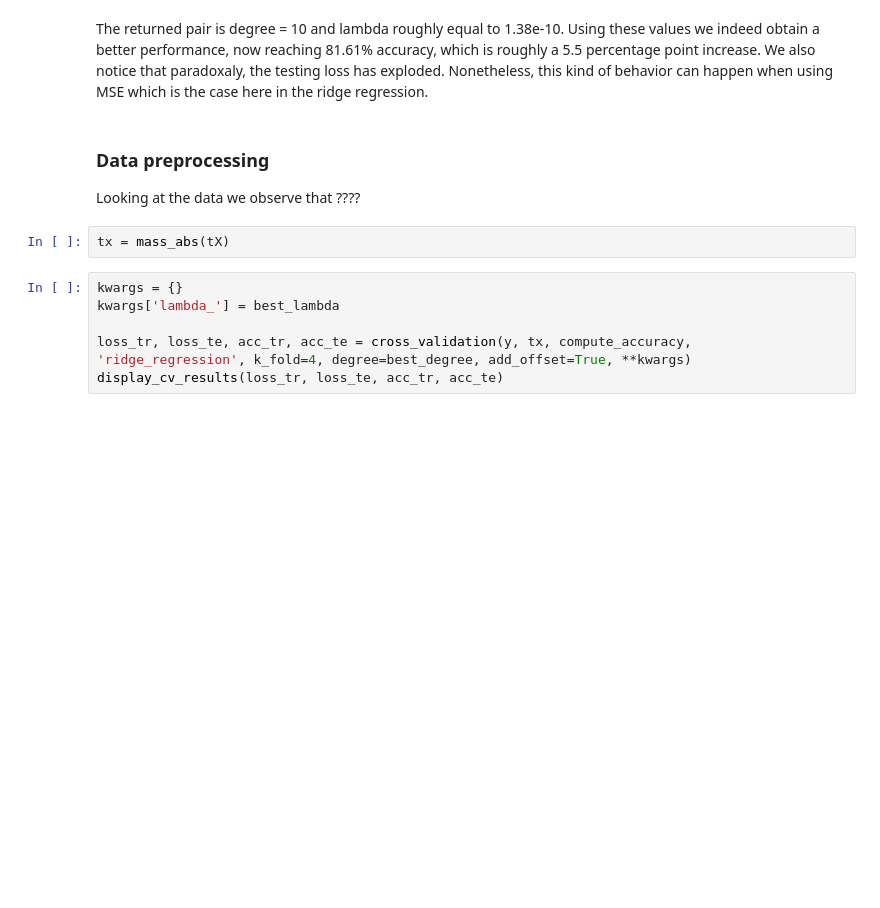
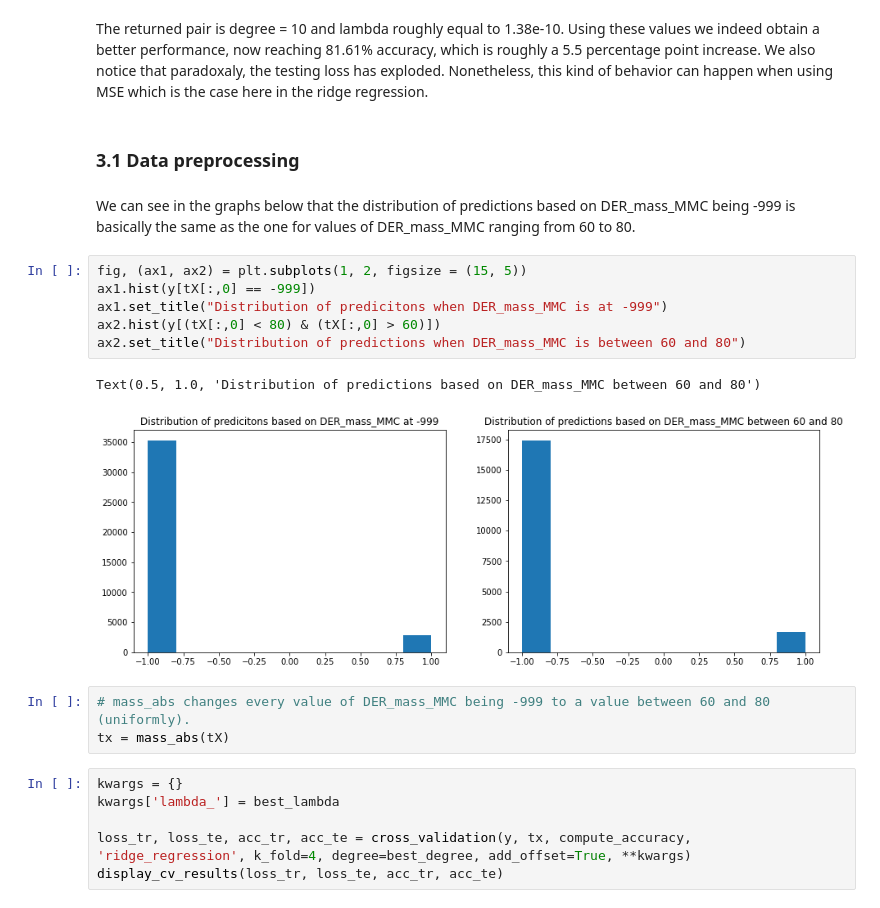
Before and after one commit to Noyt/ML2020_PR1, a Jupyter notebook: project1.ipynb, the cells around one changed output. Saved outputs shown, nothing was run; the diff lists cells and outputs as text; blank space fills up the shorter version.

Commit message:
Data preprocessing

```diff
--- a/project1.ipynb
+++ b/project1.ipynb
@@ -197,12 +197,22 @@ Mean testing accuracy: 0.816104
 # %% [markdown]
 The returned pair is degree = 10 and lambda roughly equal to 1.38e-10. Using these values we indeed obtain a better performance, now reaching 81.61% accuracy, which is roughly a 5.5 percentage point increase.
 We also notice that paradoxaly, the testing loss has exploded. Nonetheless, this kind of behavior can happen when using MSE which is the case here in the ridge regression.
-# %% [markdown]
-### Data preprocessing
-
-Looking at the data we observe that ????
-# %%
-tx = mass_abs(tX)
+# %% [markdown]
+### 3.1 Data preprocessing
+# %% [markdown]
+We can see in the graphs below that the distribution of predictions based on DER_mass_MMC being -999 is basically the same as the one for values of DER_mass_MMC ranging from 60 to 80.
+# %%
+fig, (ax1, ax2) = plt.subplots(1, 2, figsize = (15, 5))
+ax1.hist(y[tX[:,0] == -999])
+ax1.set_title("Distribution of predicitons when DER_mass_MMC is at -999")
+ax2.hist(y[(tX[:,0] < 80) & (tX[:,0] > 60)])
+ax2.set_title("Distribution of predictions when DER_mass_MMC is between 60 and 80")
+# %% [output]
+Text(0.5, 1.0, 'Distribution of predictions based on DER_mass_MMC between 60 and 80')
+[figure, added]
+# %%
+# mass_abs changes every value of DER_mass_MMC being -999 to a value between 60 and 80 (uniformly).
+tx = mass_abs(tX)
 # %%
 kwargs = {}
 kwargs['lambda_'] = best_lambda
```
Also changed, not shown: parts of 11 cells of this notebook, 1 other file.
